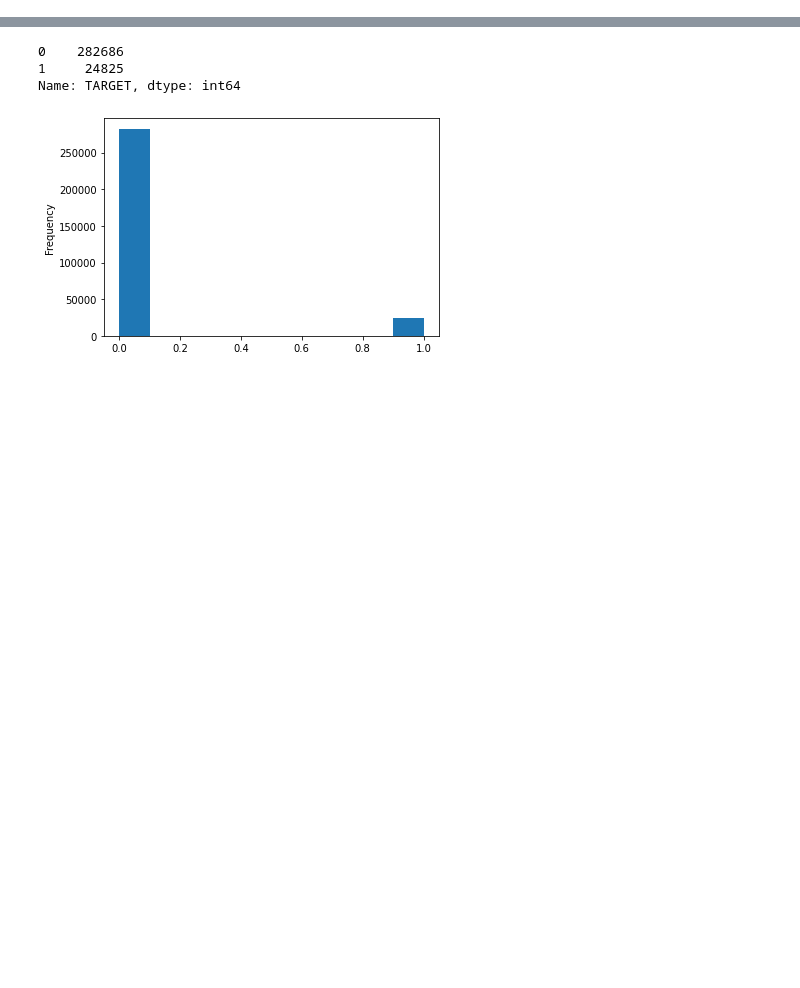
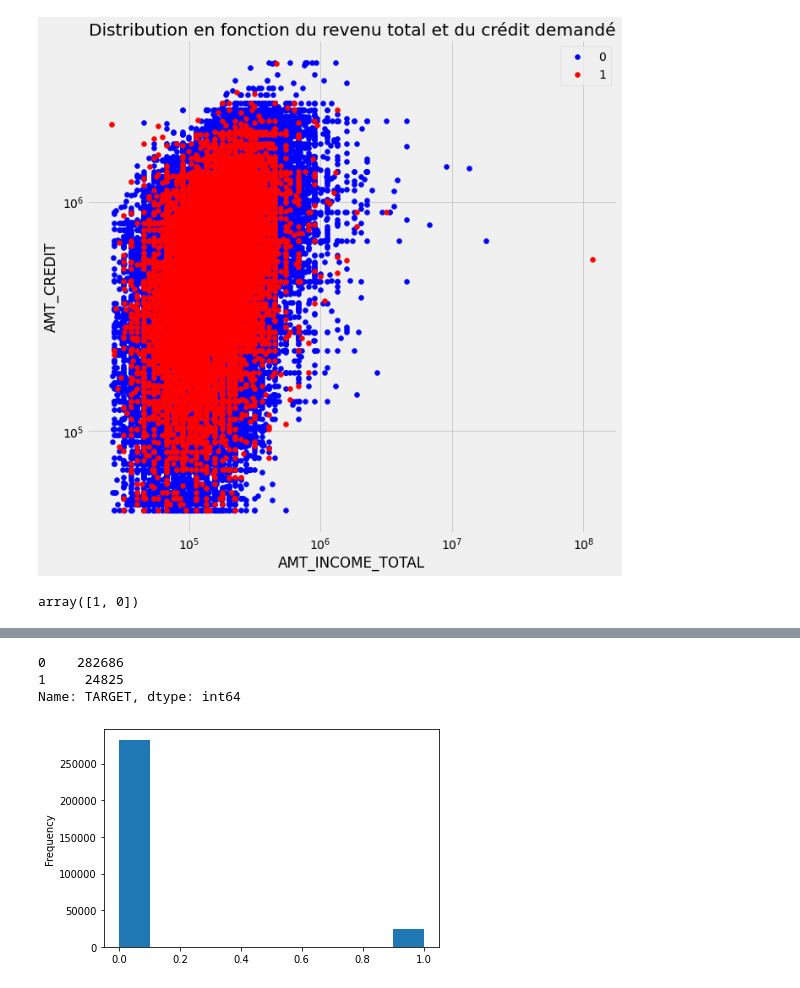
Before and after one commit to MaximeJabarian/streamlit-to-heroku, a Jupyter notebook: P7_Scoring_Model.ipynb, the cells around one changed output, grey strips where cells are left out. Saved outputs shown, nothing was run; the diff lists cells and outputs as text; code cells hidden in the pictures; blank space fills up the shorter version.

```diff
--- a/P7_Scoring_Model.ipynb
+++ b/P7_Scoring_Model.ipynb
@@ -25,0 +122,31 @@ Training data shape:  (307511, 122)
+# %%
+# figure, axes = plt.subplots(1, 2, figsize=(12,6))
+plt.figure(figsize = (10, 10))
+TARGET = [0, 1]
+c = ['b', 'r']
+
+for T in TARGET:
+
+
+    plt.scatter(dff[dff['TARGET']==T]['AMT_INCOME_TOTAL'], dff[dff['TARGET']==T]['AMT_CREDIT'],
+                label='%s'%str(T), color=c[T])
+    plt.legend()
+plt.title("Distribution en fonction du revenu total et du crédit demandé")
+plt.ylabel("AMT_CREDIT")
+plt.xlabel("AMT_INCOME_TOTAL")
+plt.yscale('log')
+plt.xscale('log')
+
+#     axes[T].scatter(dff[dff['TARGET']==T]['AMT_INCOME_TOTAL'], dff[dff['TARGET']==T]['AMT_CREDIT'])
+#     axes[T].set_title("TARGET=%d"%T)
+#     axes[T].set_ylabel("AMT_CREDIT")
+#     axes[T].set_xlabel("AMT_INCOME_TOTAL")
+#     axes[T].set_yscale('log')
+#     axes[T].set_xscale('log')
+#    # dff['OCCUPATION_TYPE']
+# %% [output]
+[figure, added]
+# %%
+dff['TARGET'].unique()
+# %% [output]
+array([1, 0])
```
Also changed, not shown: parts of 22 cells of this notebook, 4 other files.
